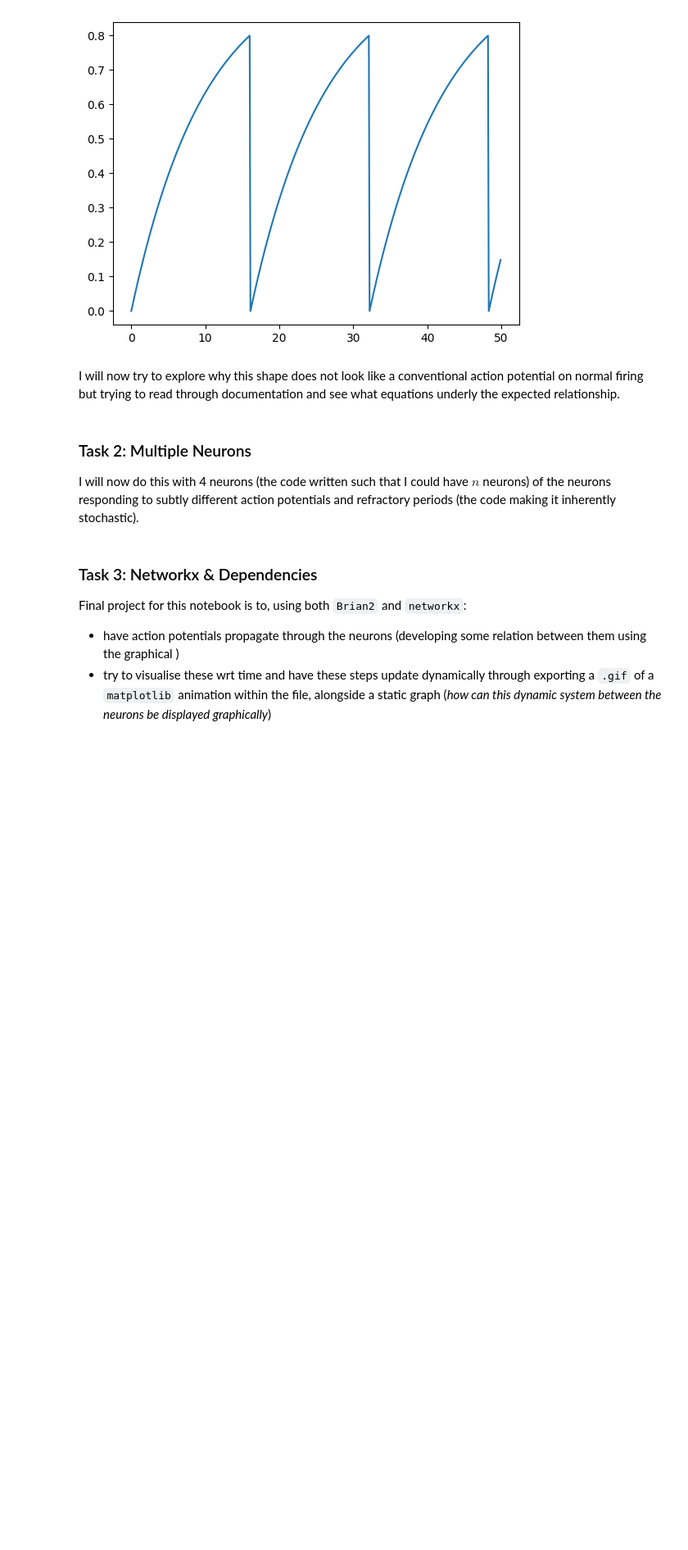
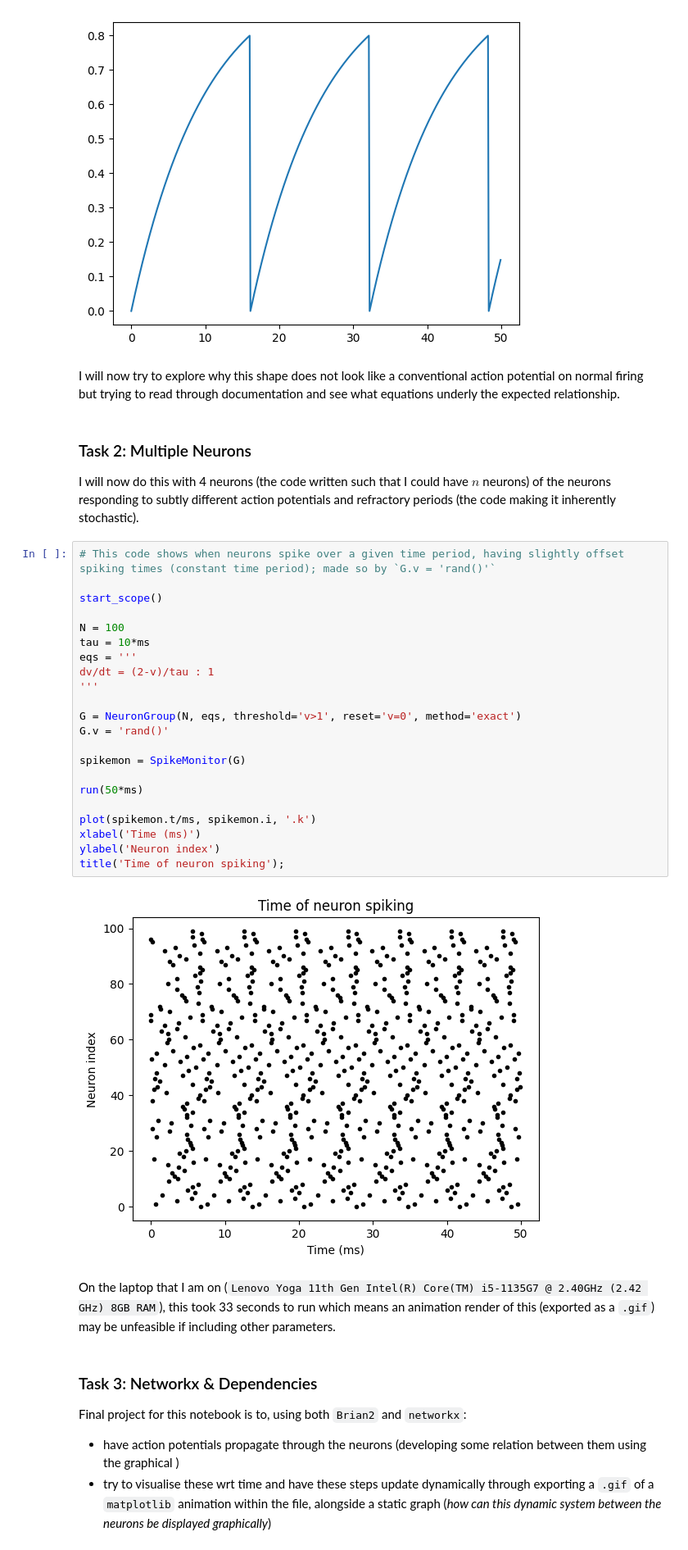
Before and after one commit to SchmetterlingIII/seizure-modelling, a Jupyter notebook: heterogeneity_and_brian2.ipynb, the cells around one changed output. Shown at 82% size. Saved outputs shown, nothing was run; the diff lists cells and outputs as text; blank space fills up the shorter version.

```diff
--- a/heterogeneity_and_brian2.ipynb
+++ b/heterogeneity_and_brian2.ipynb
@@ -98,6 +98,32 @@ I will now try to explore why this shape does not look like a conventional actio
 # %% [markdown]
 ### Task 2: Multiple Neurons
 I will now do this with 4 neurons (the code written such that I could have $n$ neurons) of the neurons responding to subtly different action potentials and refractory periods (the code making it inherently stochastic).
+# %%
+# This code shows when neurons spike over a given time period, having slightly offset spiking times (constant time period); made so by `G.v = 'rand()'`
+
+start_scope()
+
+N = 100
+tau = 10*ms
+eqs = '''
+dv/dt = (2-v)/tau : 1
+'''
+
+G = NeuronGroup(N, eqs, threshold='v>1', reset='v=0', method='exact')
+G.v = 'rand()'
+
+spikemon = SpikeMonitor(G)
+
+run(50*ms)
+
+plot(spikemon.t/ms, spikemon.i, '.k')
+xlabel('Time (ms)')
+ylabel('Neuron index')
+title('Time of neuron spiking');
+# %% [output]
+[figure, added]
+# %% [markdown]
+On the laptop that I am on (`Lenovo Yoga 11th Gen Intel(R) Core(TM) i5-1135G7 @ 2.40GHz (2.42 GHz) 8GB RAM`), this took 33 seconds to run which means an animation render of this (exported as a `.gif`) may be unfeasible if including other parameters.
 # %% [markdown]
 ### Task 3: Networkx & Dependencies
 Final project for this notebook is to, using both `Brian2` and `networkx`:
```
